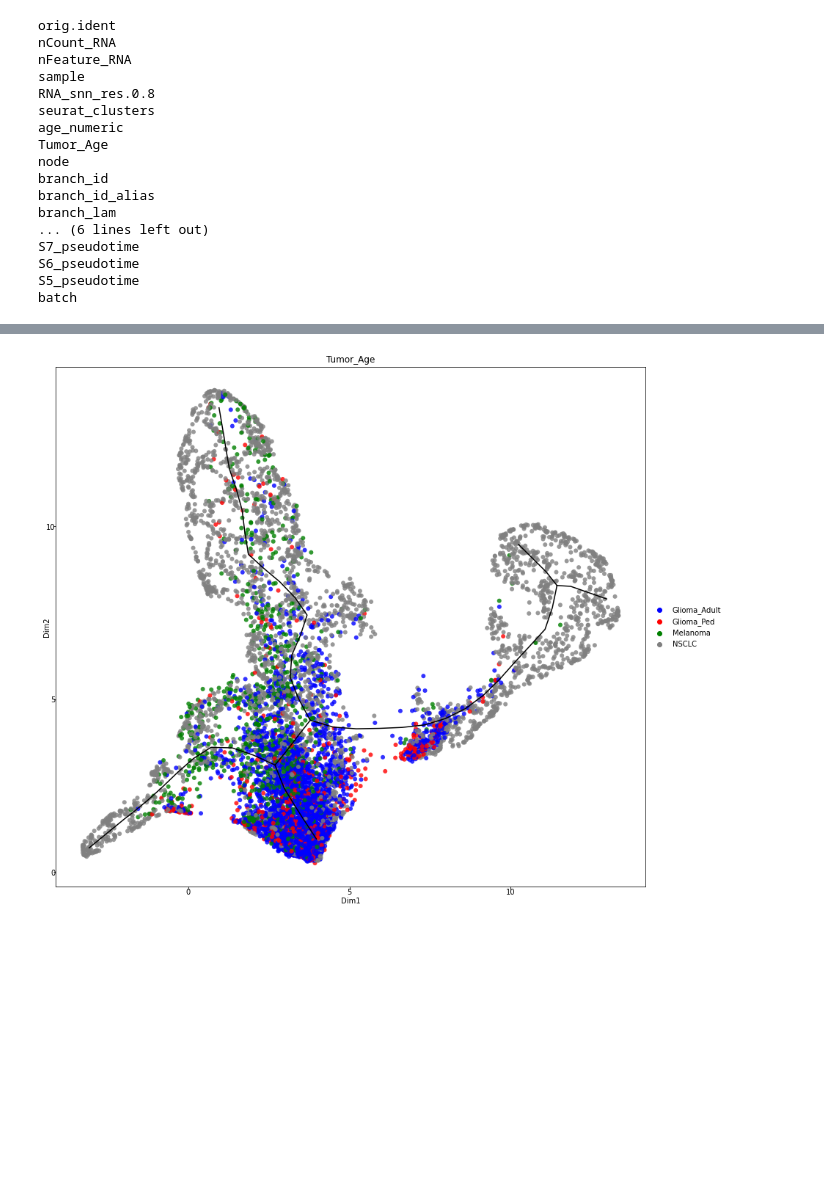
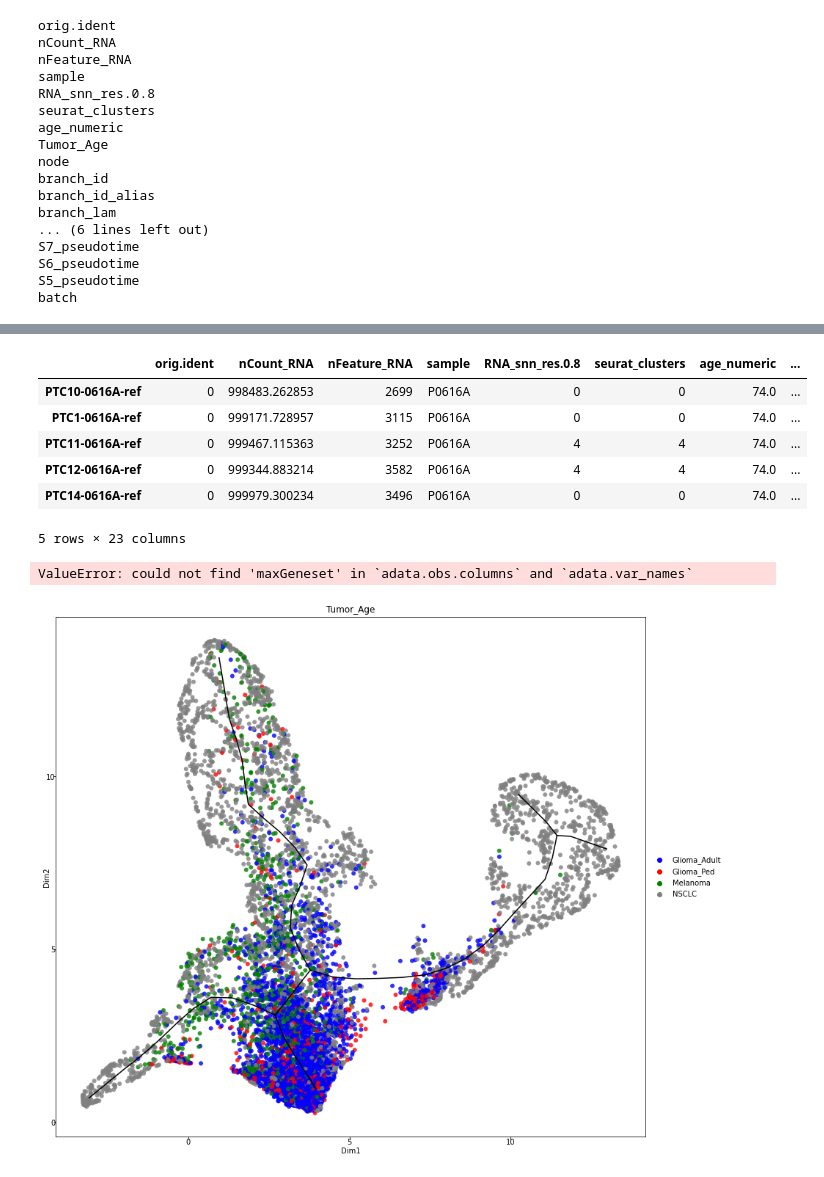
Before and after one commit to FilbinLab/Pedi_Immune, a Jupyter notebook: ImmuneCellAnalysis/02a_Tcells/02_Ped.Adult/04a_Trajectory/3.STREAM_mapping_nsclc.melanoma.glioma.ipynb, the cells around one changed output, grey strips where cells are left out. Saved outputs shown, nothing was run; the diff lists cells and outputs as text; code cells hidden in the pictures; blank space fills up the shorter version.

```diff
--- a/ImmuneCellAnalysis/02a_Tcells/02_Ped.Adult/04a_Trajectory/3.STREAM_mapping_nsclc.melanoma.glioma.ipynb
+++ b/ImmuneCellAnalysis/02a_Tcells/02_Ped.Adult/04a_Trajectory/3.STREAM_mapping_nsclc.melanoma.glioma.ipynb
@@ -180,3 +185,33 @@ plt.savefig(figure_dir + "/glioma.melanomaMap_trajectory_flat.pdf", dpi=600)
+# %%
+annot=pd.read_csv("maxGenesetAnnot.csv")
+annot.head()
+len(annot)
+
+
+#adata_combined.obs.join(annot["maxGeneset"])
+
+
+
+test=annot['maxGeneset']
+adata_combined.obs['maxGeneset']=test
+adata_combined.obs.head()
+# %% [output]
+|  | orig.ident | nCount_RNA | nFeature_RNA | sample | RNA_snn_res.0.8 | seurat_clusters | age_numeric | ... |
+| PTC10-0616A-ref | 0 | 998483.262853 | 2699 | P0616A | 0 | 0 | 74.0 | ... |
+| PTC1-0616A-ref | 0 | 999171.728957 | 3115 | P0616A | 0 | 0 | 74.0 | ... |
+| PTC11-0616A-ref | 0 | 999467.115363 | 3252 | P0616A | 4 | 4 | 74.0 | ... |
+| PTC12-0616A-ref | 0 | 999344.883214 | 3582 | P0616A | 4 | 4 | 74.0 | ... |
+| PTC14-0616A-ref | 0 | 999979.300234 | 3496 | P0616A | 0 | 0 | 74.0 | ... |
+5 rows × 23 columns
+# %%
+## since we learnt graph on visualization manifold, the dimension reduction plot will be the same as the visualization plot
+st.plot_dimension_reduction(adata_combined,color=["maxGeneset"],show_graph=True,show_text=False)
+figure = plt.gcf()
+
+#figure.set_size_inches(36, 30)
+#plt.savefig(figure_dir + "/glioma.melanomaMap_trajectory_flat.pdf", dpi=600)
+# %% [output]
+ValueError: could not find 'maxGeneset' in `adata.obs.columns` and `adata.var_names`
 # %%
 ## plot just tumor type
 st.plot_dimension_reduction(adata_combined,color=[ 'Tumor_Age',],show_graph=True,show_text=False)
```
Also changed, not shown: parts of 3 cells of this notebook.
